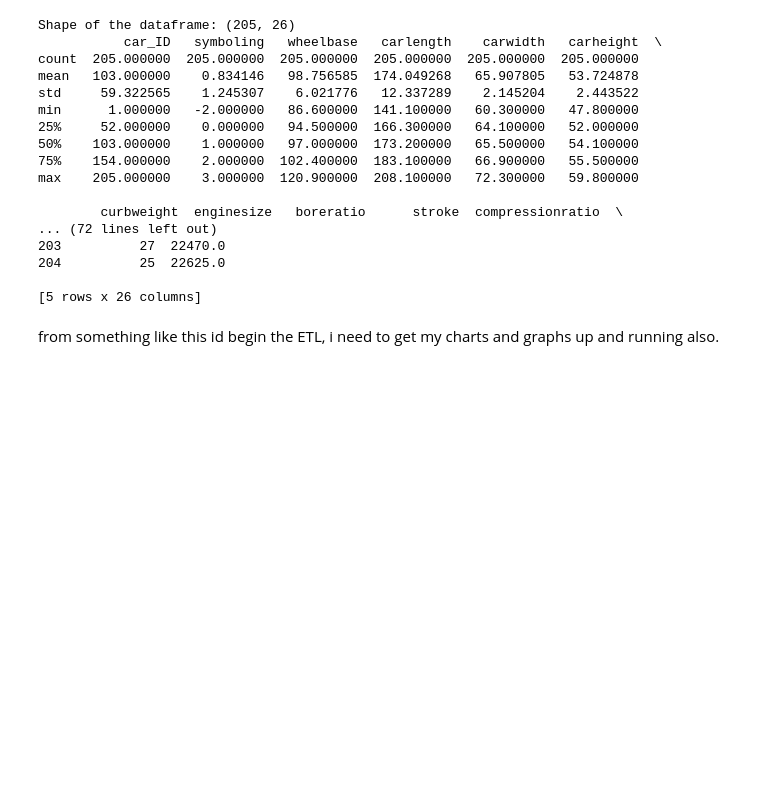
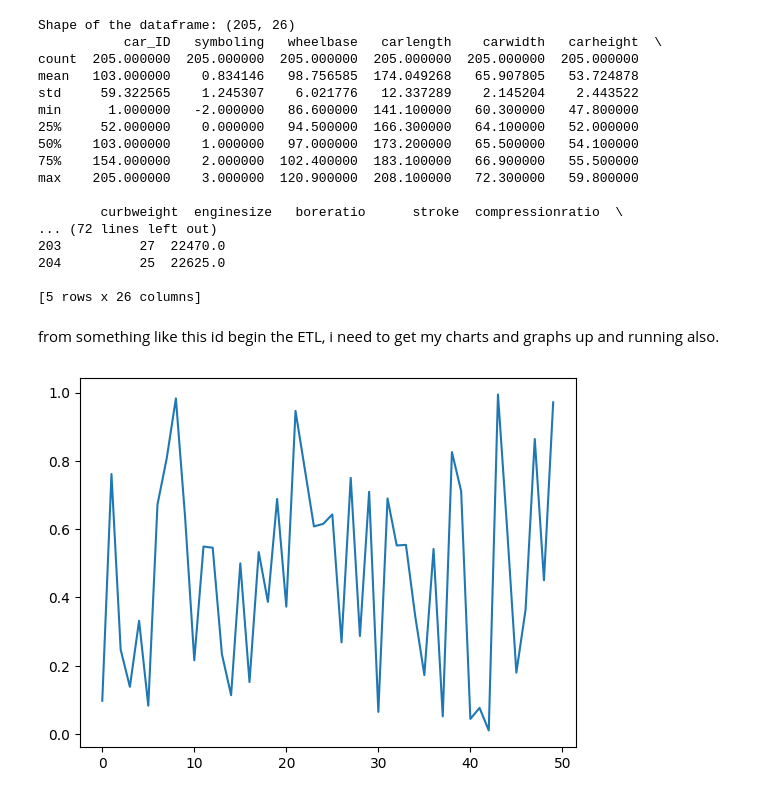
Before and after one commit to Tashaun33/Custom_Data_Findings, a Jupyter notebook: Dataset/backsheet-1.ipynb, the cells around one changed output. Cells and saved outputs as stored; diff of their text form; code cells hidden in the pictures; blank space fills up the shorter version.

```diff
--- a/Dataset/backsheet-1.ipynb
+++ b/Dataset/backsheet-1.ipynb
@@ -66,3 +66,9 @@ max    205.000000    3.000000  120.900000  208.100000   72.300000   59.800000
 this looks better the type i might need to work on.
 # %% [markdown]
 from something like this id begin the ETL, i need to get my charts and graphs up and running also.
+# %%
+np.random.seed(seed=19)
+plt.plot(np.random.rand(50)) # try adding the parameter 'o' to change from a line to points
+plt.show()
+# %% [output]
+[figure, added]
```
Also changed, not shown: parts of 2 cells of this notebook.
